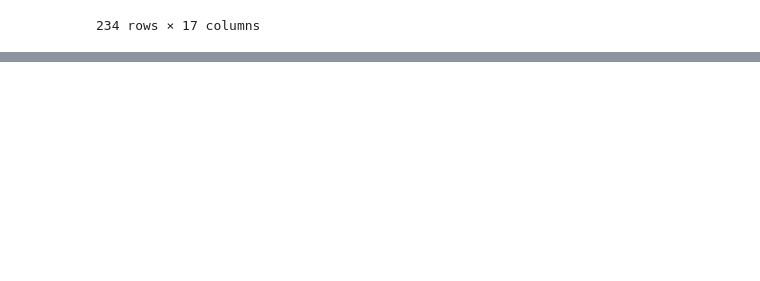
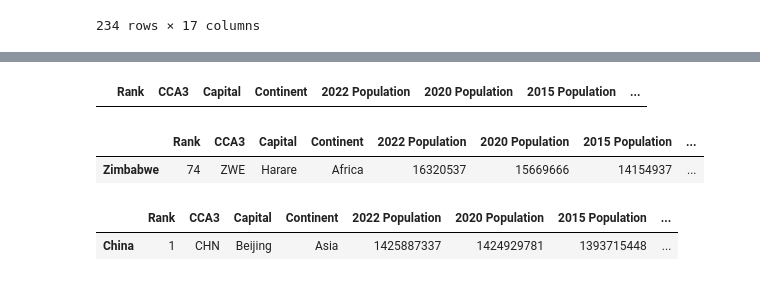
Before and after one commit to xyizko/xo-mathz, a Jupyter notebook: nb/yt-pandas-2.ipynb, the cells around one changed output, grey strips where cells are left out. Cells and saved outputs as stored; diff of their text form; code cells hidden in the pictures; blank space fills up the shorter version.

```diff
--- a/nb/yt-pandas-2.ipynb
+++ b/nb/yt-pandas-2.ipynb
@@ -544,0 +606,17 @@ po21
+# %%
+# Searchin by row
+po21.filter(['Country', 'CCA3'], axis = 0)
+# %% [output]
+|  | Rank | CCA3 | Capital | Continent | 2022 Population | 2020 Population | 2015 Population | ... |
+# %%
+# Search on 0 axis for as specific country since the countries are not the index
+# This will bring up the match  by the index , which will results in the row
+po21.filter(items = ['Zimbabwe'], axis = 0)
+# %% [output]
+|  | Rank | CCA3 | Capital | Continent | 2022 Population | 2020 Population | 2015 Population | ... |
+| Zimbabwe | 74 | ZWE | Harare | Africa | 16320537 | 15669666 | 14154937 | ... |
+# %%
+po21.filter(items = ['China'], axis = 0)
+# %% [output]
+|  | Rank | CCA3 | Capital | Continent | 2022 Population | 2020 Population | 2015 Population | ... |
+| China | 1 | CHN | Beijing | Asia | 1425887337 | 1424929781 | 1393715448 | ... |
```
Also changed, not shown: parts of 4 cells of this notebook.
